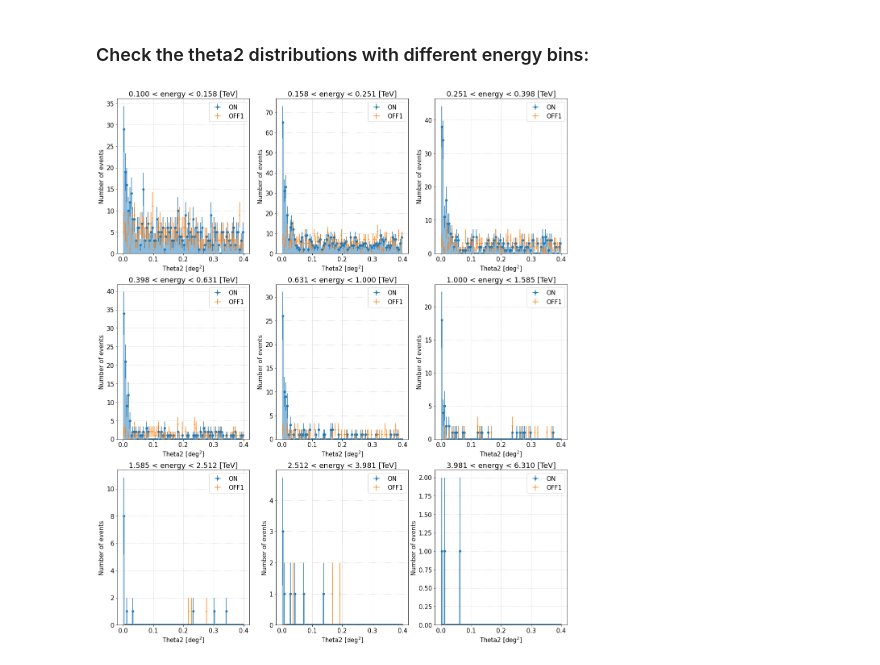
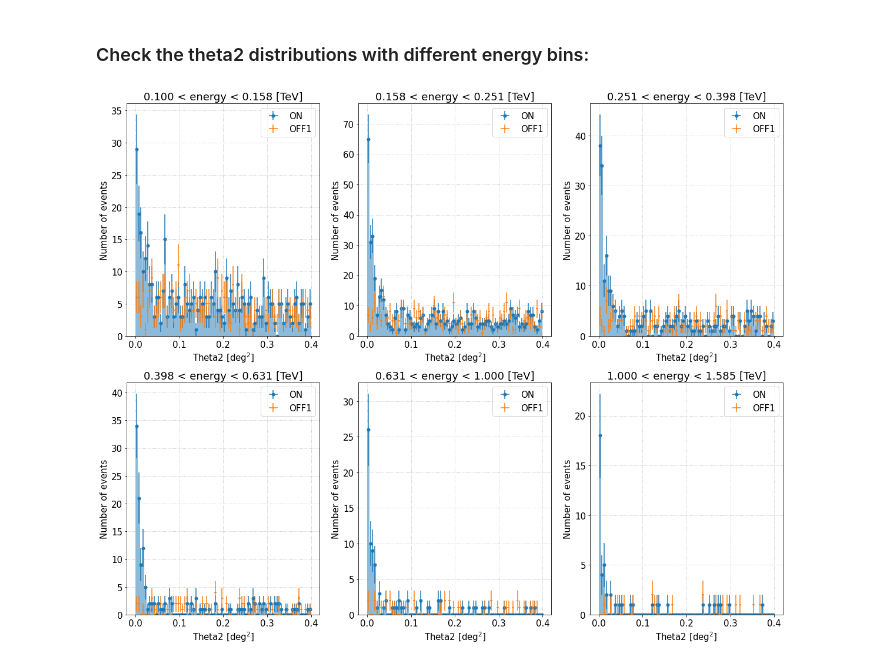
Before and after one commit to cta-observatory/magic-cta-pipe, a Jupyter notebook: notebooks/check_signal_from_dl2.ipynb, the cells around one changed output. Drawn from its saved outputs; the diff is of its cells as text; code cells hidden in the pictures.

```diff
--- a/notebooks/check_signal_from_dl2.ipynb
+++ b/notebooks/check_signal_from_dl2.ipynb
@@ -34,7 +34,12 @@ input_file_mask = (
     "4.dl1_stereo_to_dl2/data/dl2/merged/*Run0326[7-8].h5"
 )
 
-quality_cuts = f"disp_diff_sum < {np.sqrt(0.05) * 3}"
+# input_file_mask = (
+#     "/home/yoshiki.ohtani/lstmagic/real/CrabNebula/2020_12_15/magic_only_analysis/"
+#     "4.dl1_stereo_to_dl2/data/dl2/merged/dl2_MAGIC.Run0509371[3-4].h5"
+# )
+
+quality_cuts = f"(disp_diff_mean < {np.sqrt(0.05)})"
 
 # ============
 # === Main ===
@@ -56,13 +61,13 @@ for input_file in input_files:
     df_events = pd.read_hdf(input_file, key="events/parameters")
     data_list.append(df_events)
 
-# Combine the input files
+# Combine the input data
 event_data = pd.concat(data_list)
 event_data.set_index(["obs_id", "event_id", "tel_id"], inplace=True)
 event_data.sort_index(inplace=True)
 
 # Apply the quality cuts
-print(f"\nQuality cuts: {quality_cuts}")
+print(f"\nQuality cuts:\n{quality_cuts}")
 event_data = get_stereo_events(event_data, quality_cuts)
 
 # Show the data frame
@@ -440,7 +451,7 @@ Li&Ma significance: 24.2 sigma
 # === Settings ===
 # ================
 
-energy_bins = np.logspace(-1, 1, 11)[:-1]
+energy_bins = np.logspace(-1, 1, 11)[:-4]
 
 # ============
 # === Main ===
@@ -463,6 +474,7 @@ for i_bin, (eng_lo, eng_hi) in enumerate(zip(energy_bins[:-1], energy_bins[1:]))
     plt.ylabel("Number of events")
     plt.grid()
 
+    # Apply the energy cut
     df_events = event_list.query(
         f"(reco_energy > {eng_lo}) & (reco_energy < {eng_hi})"
     ).copy()
@@ -479,31 +491,31 @@ for i_bin, (eng_lo, eng_hi) in enumerate(zip(energy_bins[:-1], energy_bins[1:]))
         )[0]
 
         plt.errorbar(
             x=theta2_bins_center,
             y=hist_on,
             xerr=theta2_bins_width,
             yerr=np.sqrt(hist_on),
             fmt="o",
             markersize=5,
             label="ON",
             color=colors[0],
         )
 
         # Plot the theta2 distribution from the OFF1 coordinate
         hist_off, _ = np.histogram(
             df_events["theta2_off1"].to_numpy(), bins=theta2_bins
         )
 
         plt.errorbar(
             x=theta2_bins_center,
             y=hist_off,
             xerr=theta2_bins_width,
             yerr=np.sqrt(hist_off),
             fmt="o",
             markersize=1,
             label=f"OFF1",
         )
 
         plt.legend(loc="upper right")
 # %% [output]
-[figure, old version]
+[figure, new version]
```
Also changed, not shown: parts of 6 cells of this notebook, 2 other files.
